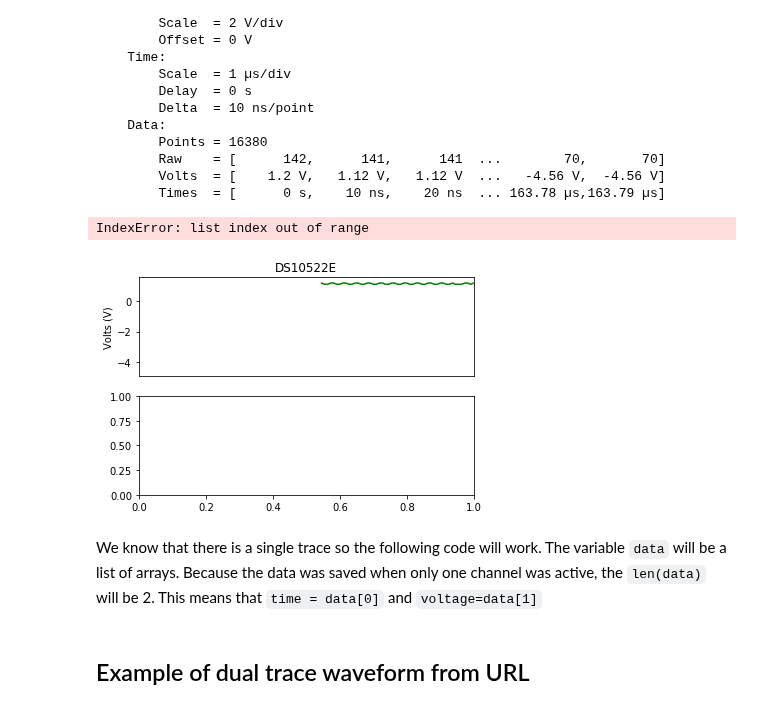
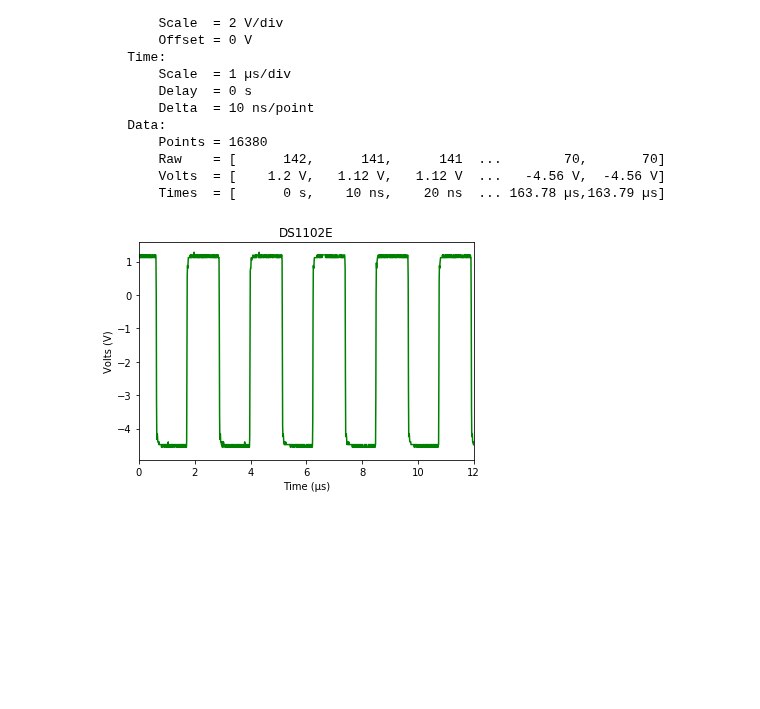
Before and after one commit to scottprahl/RigolWFM, a Jupyter notebook: doc/1-DS1000E-Waveforms.ipynb, the cells around one changed output. Drawn from its saved outputs; the diff is of its cells as text; code cells hidden in the pictures; blank space fills up the shorter version.

Commit message:
revise with two examples

```diff
--- a/doc/1-DS1000E-Waveforms.ipynb
+++ b/doc/1-DS1000E-Waveforms.ipynb
@@ -127,23 +148,12 @@ Channel 1
         Volts  = [    1.2 V,   1.12 V,   1.12 V  ...   -4.56 V,  -4.56 V]
         Times  = [      0 s,    10 ns,    20 ns  ... 163.78 µs,163.79 µs]
 # %%
-plt.subplot(211)
 plt.plot(channels[0].times*1e6,channels[0].volts, color='green')
-plt.title("DS10522E")
+plt.title("DS1102E")
 plt.ylabel("Volts (V)")
-plt.xlim(-0.6,0.5)
-plt.xticks([])
-
-plt.subplot(212)
-plt.plot(channels[1].times*1e6,channels[1].volts, color='green')
-
 plt.xlabel("Time (µs)")
 plt.ylabel("Volts (V)")
-plt.xlim(-0.6,0.5)
-
+plt.xlim(-0,12)
 plt.show()
 # %% [output]
-IndexError: list index out of range
-[figure, old version]
+[figure, new version]
-# %% [markdown]
-We know that there is a single trace so the following code will work.  The variable `data` will be a list of arrays. Because the data was saved when only one channel was active, the `len(data)` will be 2.  This means that `time = data[0]` and `voltage=data[1]`
@@ -185,2 +159,0 @@ plt.show()
-# %% [markdown]
-## Example of dual trace waveform from URL
```
Also changed, not shown: parts of 14 cells of this notebook.
